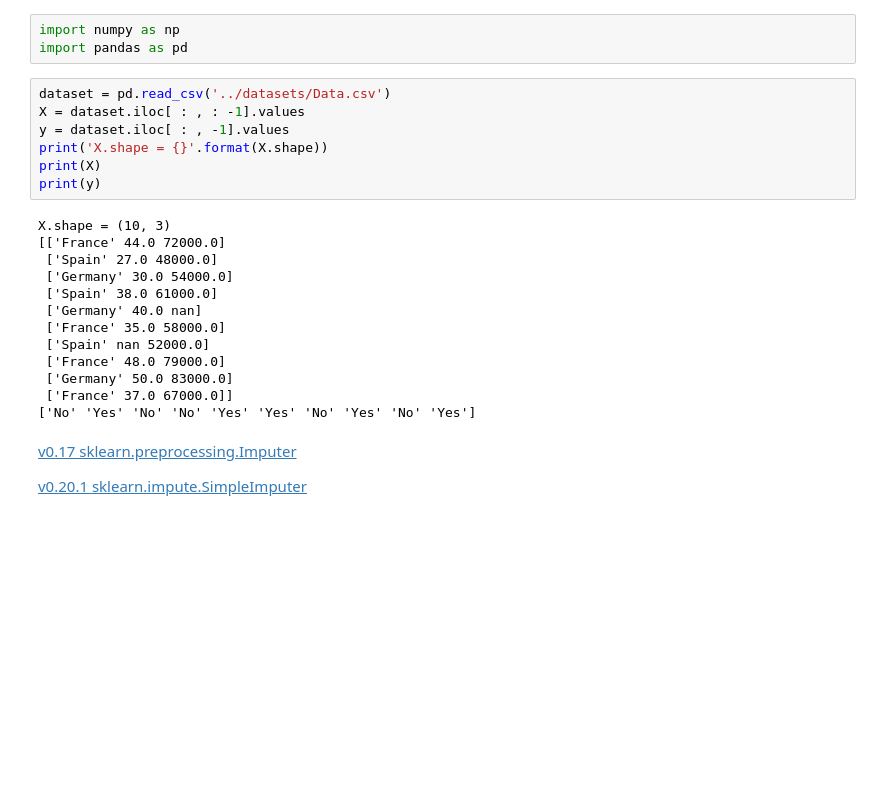
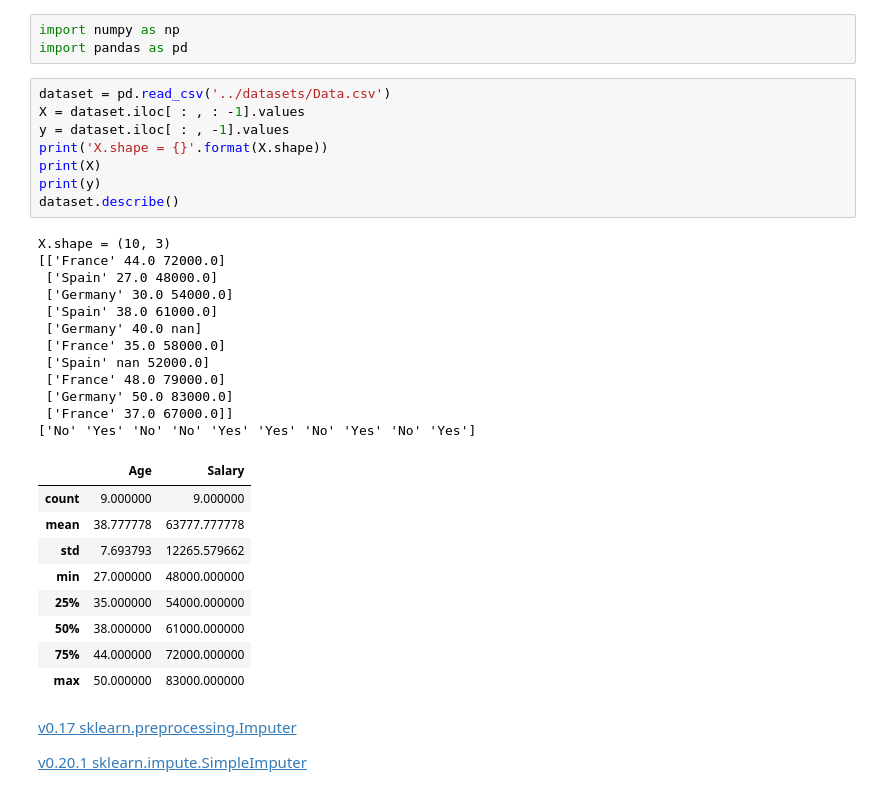
Before and after one commit to MilesWangSeven/100-Days-Of-ML-Code, a Jupyter notebook: code/Day 1_Data_Preprocessing.ipynb, the cells around one changed output. Saved outputs shown, nothing was run; the diff lists cells and outputs as text; blank space fills up the shorter version.

```diff
--- a/code/Day 1_Data_Preprocessing.ipynb
+++ b/code/Day 1_Data_Preprocessing.ipynb
@@ -4,23 +4,33 @@ import pandas as pd
 # %%
 dataset = pd.read_csv('../datasets/Data.csv')
 X = dataset.iloc[ : , : -1].values
 y = dataset.iloc[ : , -1].values
 print('X.shape = {}'.format(X.shape))
 print(X)
 print(y)
+dataset.describe()
 # %% [output]
 X.shape = (10, 3)
 [['France' 44.0 72000.0]
  ['Spain' 27.0 48000.0]
  ['Germany' 30.0 54000.0]
  ['Spain' 38.0 61000.0]
  ['Germany' 40.0 nan]
  ['France' 35.0 58000.0]
  ['Spain' nan 52000.0]
  ['France' 48.0 79000.0]
  ['Germany' 50.0 83000.0]
  ['France' 37.0 67000.0]]
 ['No' 'Yes' 'No' 'No' 'Yes' 'Yes' 'No' 'Yes' 'No' 'Yes']
+|  | Age | Salary |
+| count | 9.000000 | 9.000000 |
+| mean | 38.777778 | 63777.777778 |
+| std | 7.693793 | 12265.579662 |
+| min | 27.000000 | 48000.000000 |
+| 25% | 35.000000 | 54000.000000 |
+| 50% | 38.000000 | 61000.000000 |
+| 75% | 44.000000 | 72000.000000 |
+| max | 50.000000 | 83000.000000 |
 # %% [markdown]
 [v0.17 sklearn.preprocessing.Imputer](http://lijiancheng0614.github.io/scikit-learn/modules/generated/sklearn.preprocessing.Imputer.html)
 
```
Also changed, not shown: parts of 6 cells of this notebook, 1 other file.
